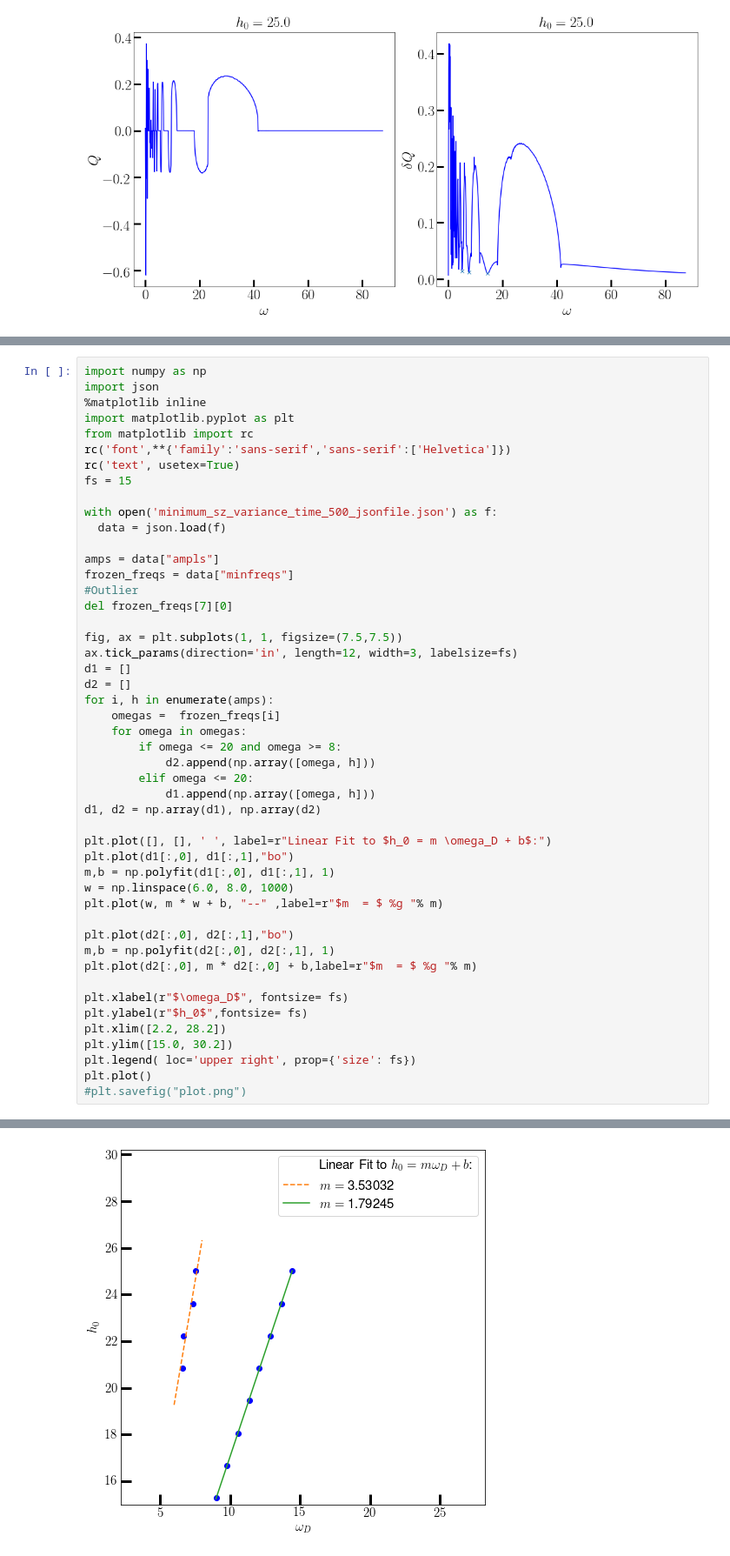
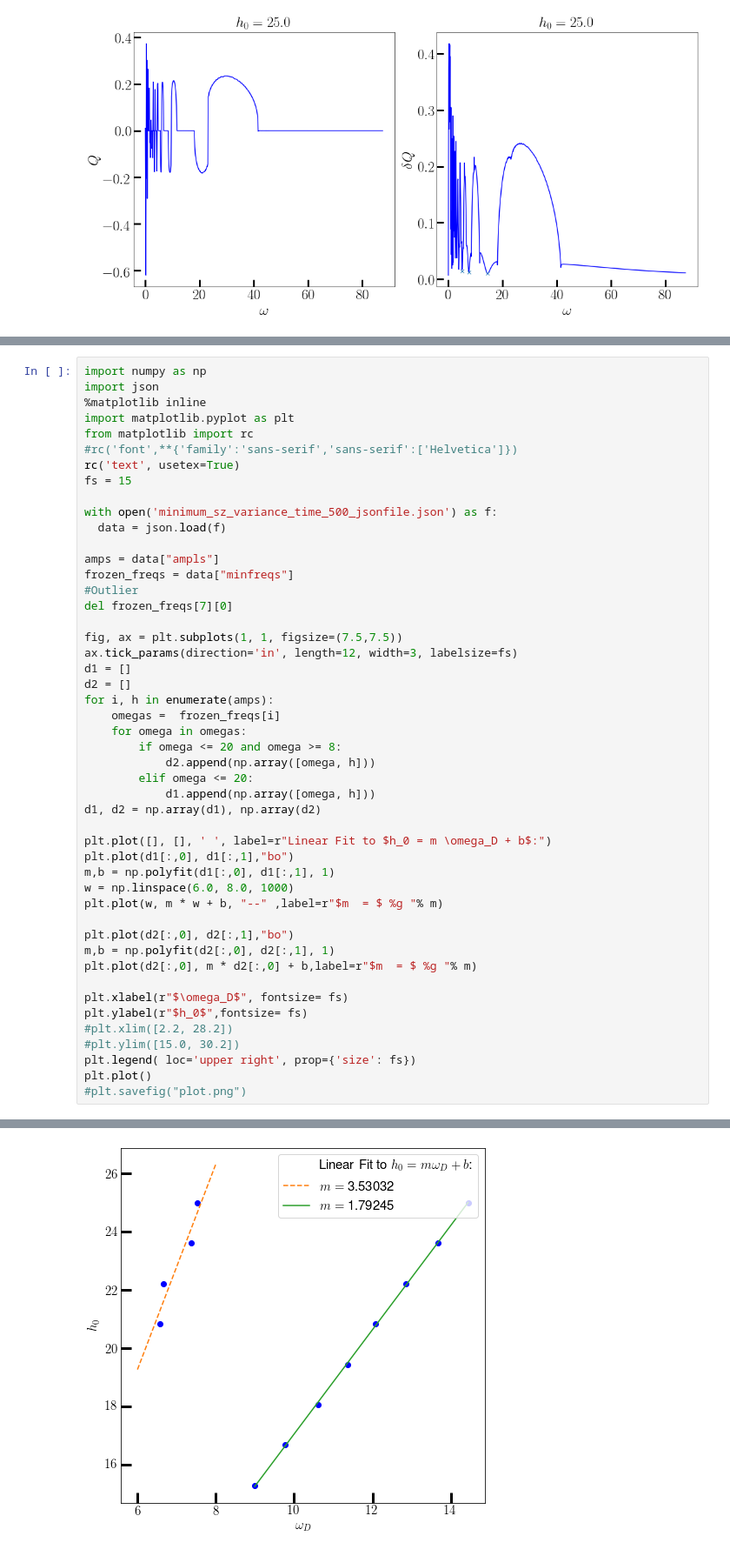
Before and after one commit to deyh2020/periodic_lipkin, a Jupyter notebook: lipkin.ipynb, the cells around one changed output, grey strips where cells are left out. Shown: that part at 87% size. Saved outputs shown, nothing was run; the diff lists cells and outputs as text.

```diff
--- a/lipkin.ipynb
+++ b/lipkin.ipynb
@@ -233,7 +253,7 @@ import json
 %matplotlib inline
 import matplotlib.pyplot as plt
 from matplotlib import rc
-rc('font',**{'family':'sans-serif','sans-serif':['Helvetica']})
+#rc('font',**{'family':'sans-serif','sans-serif':['Helvetica']})
 rc('text', usetex=True)
 fs = 15
 
@@ -270,8 +290,8 @@ plt.plot(d2[:,0], m * d2[:,0] + b,label=r"$m  = $ %g "% m)
 
 plt.xlabel(r"$\omega_D$", fontsize= fs)
 plt.ylabel(r"$h_0$",fontsize= fs)
-plt.xlim([2.2, 28.2])
-plt.ylim([15.0, 30.2])
+#plt.xlim([2.2, 28.2])
+#plt.ylim([15.0, 30.2])
 plt.legend( loc='upper right', prop={'size': fs})
 plt.plot()
 #plt.savefig("plot.png")
@@ -279 +300 @@ plt.plot()
-[figure, old version]
+[figure, new version]
```
Also changed, not shown: parts of 3 cells of this notebook, 1 other file.
